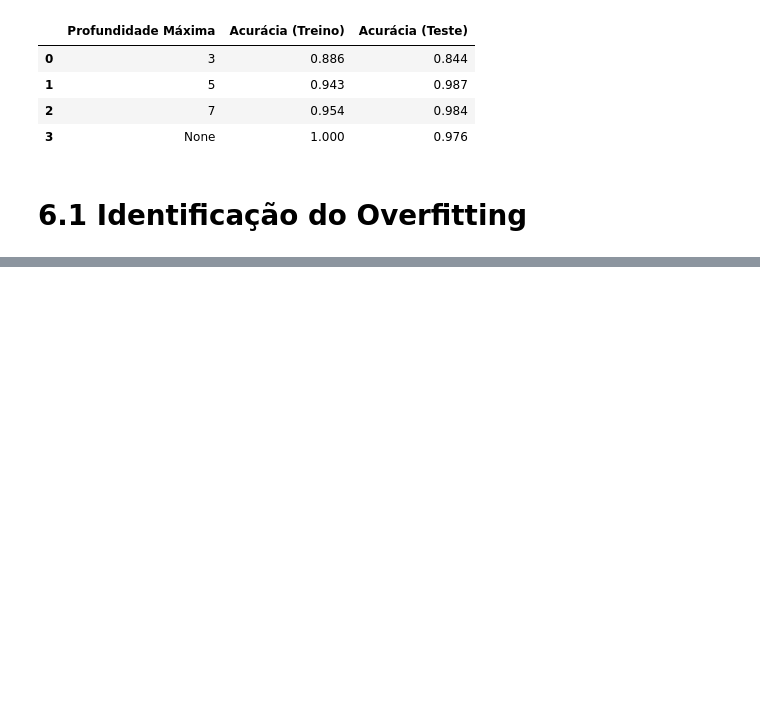
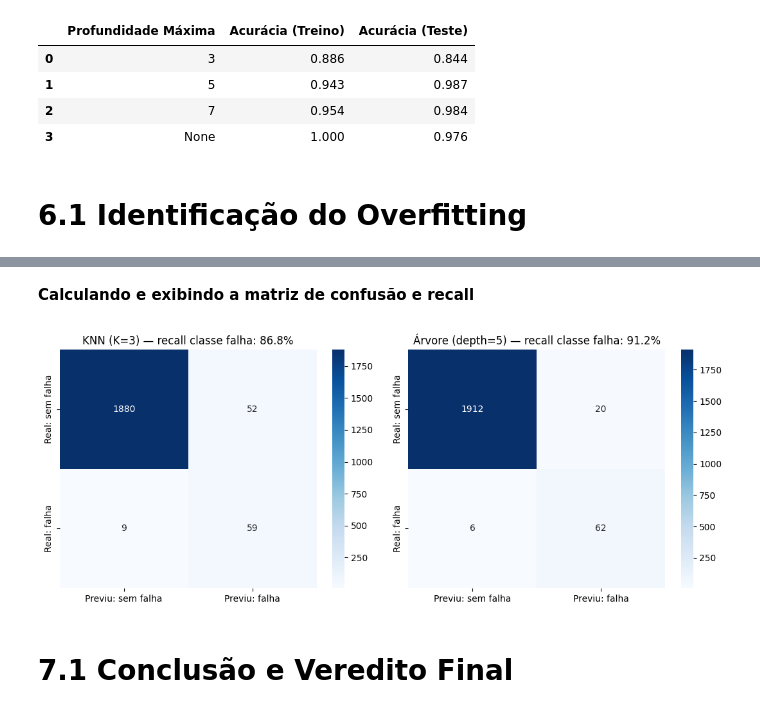
Before and after one commit to nemseibr/SCTEC2026.GEARGUARD, a Jupyter notebook: PROJETO_AVALIATIVO_MÓDULO_1.ipynb, the cells around one changed output, grey strips where cells are left out. Saved outputs shown, nothing was run; the diff lists cells and outputs as text; code cells hidden in the pictures; blank space fills up the shorter version.

```diff
--- a/PROJETO_AVALIATIVO_MÓDULO_1.ipynb
+++ b/PROJETO_AVALIATIVO_MÓDULO_1.ipynb
@@ -938,0 +977,26 @@ O modelo KNN apresentou maior estabilidade na acurácia de teste com uma variaç
+# %% [markdown]
+**Calculando e exibindo a matriz de confusão e recall**
+# %%
+matriz_knn = confusion_matrix(y_test, pred_knn)
+matriz_arvore = confusion_matrix(y_test, pred_arvore)
+
+recall_knn = recall_score(y_test, pred_knn)
+recall_arvore = recall_score(y_test, pred_arvore)
+
+fig, axes = plt.subplots(1, 2, figsize=(11, 4.5))
+sns.heatmap(matriz_knn, annot=True, fmt="d", cmap="Blues",
+            xticklabels=["Previu: sem falha", "Previu: falha"],
+            yticklabels=["Real: sem falha", "Real: falha"], ax=axes[0])
+axes[0].set_title(f"KNN (K={melhor_k}) — recall classe falha: {recall_knn:.1%}")
+
+sns.heatmap(matriz_arvore, annot=True, fmt="d", cmap="Blues",
+            xticklabels=["Previu: sem falha", "Previu: falha"],
+            yticklabels=["Real: sem falha", "Real: falha"], ax=axes[1])
+axes[1].set_title(f"Árvore (depth={melhor_profundidade}) — recall classe falha: {recall_arvore:.1%}")
+
+plt.tight_layout()
+plt.show()
+# %% [output]
+[figure, added]
+# %% [markdown]
+# **7.1 Conclusão e Veredito Final**
```
Also changed, not shown: parts of 8 cells of this notebook.
